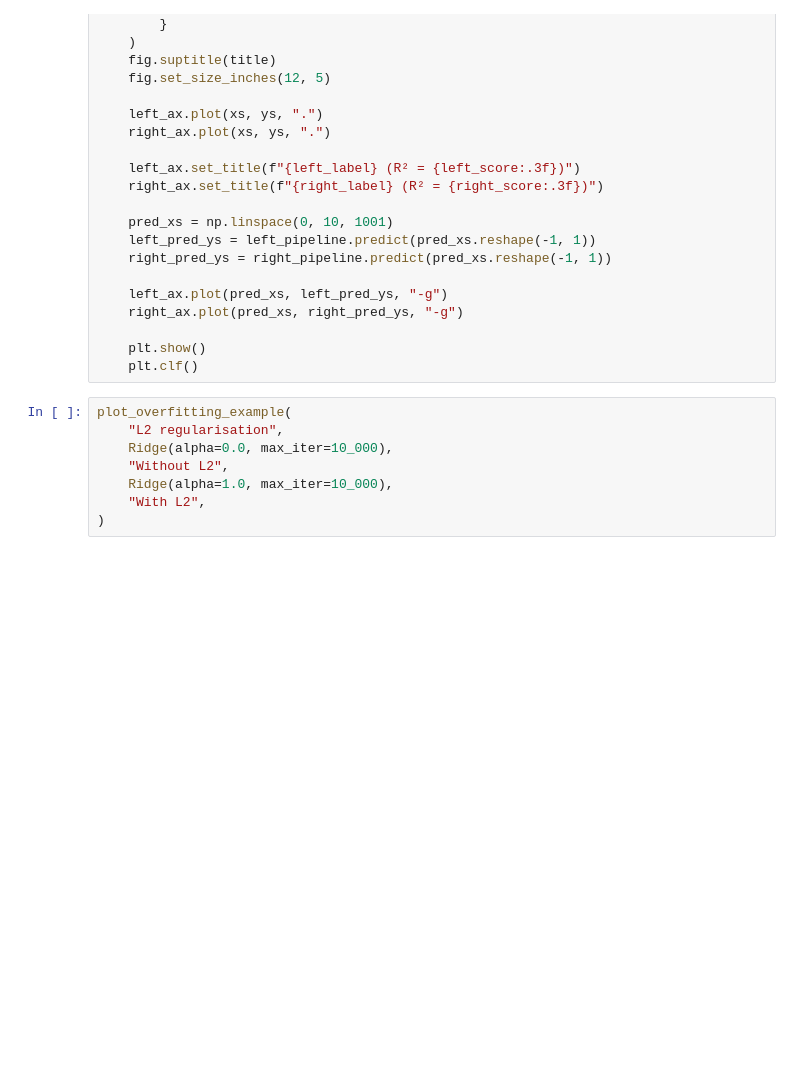
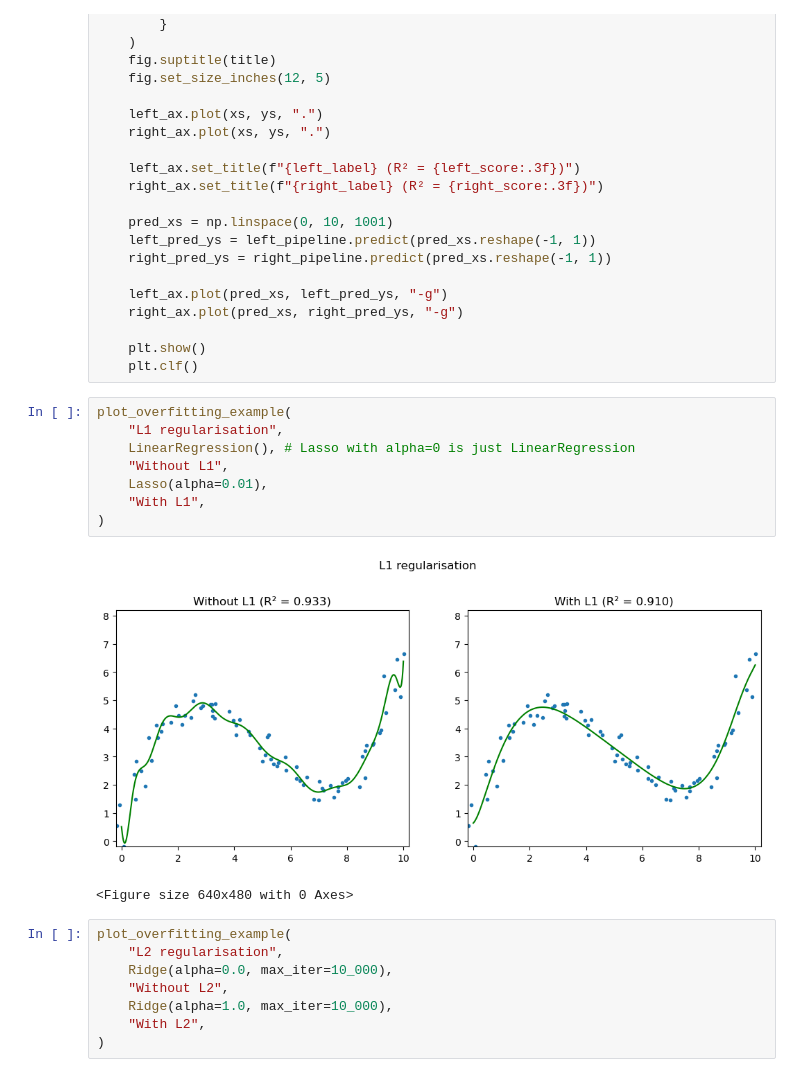
Before and after one commit to DoctorDalek1963/ma124-group-project, a Jupyter notebook: Machine_Learning_Project.ipynb, the cells around one changed output. Drawn from its saved outputs; the diff is of its cells as text; blank space fills up the shorter version.

Commit message:
Add demo with Lasso for L1 regularisation

```diff
--- a/Machine_Learning_Project.ipynb
+++ b/Machine_Learning_Project.ipynb
@@ -722,6 +722,17 @@ def plot_overfitting_example(
 
     plt.show()
     plt.clf()
+# %%
+plot_overfitting_example(
+    "L1 regularisation",
+    LinearRegression(), # Lasso with alpha=0 is just LinearRegression
+    "Without L1",
+    Lasso(alpha=0.01),
+    "With L1",
+)
+# %% [output]
+[figure, added]
+<Figure size 640x480 with 0 Axes>
 # %%
 plot_overfitting_example(
     "L2 regularisation",
```
